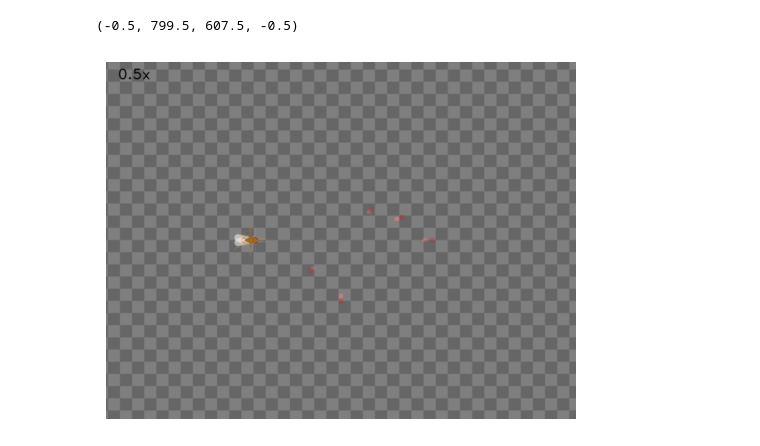
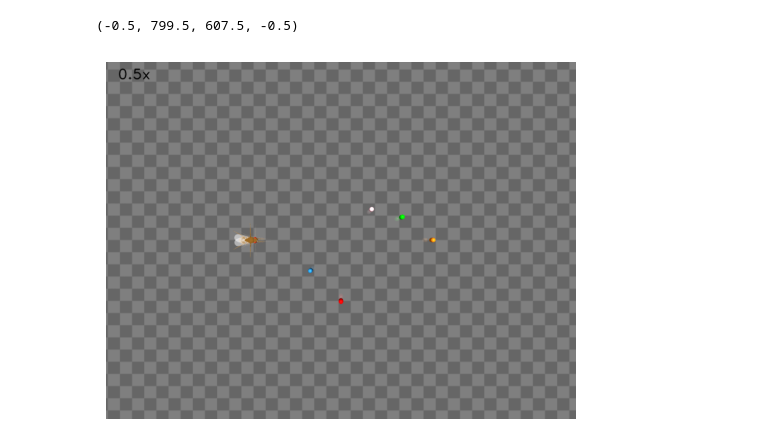
Before and after one commit to NeLy-EPFL/flygym-scratch, a Jupyter notebook: notebooks/learning_memory/curiosity_driven_simulation.ipynb, the cells around one changed output. Cells and saved outputs as stored; diff of their text form; code cells hidden in the pictures.

```diff
--- a/notebooks/learning_memory/curiosity_driven_simulation.ipynb
+++ b/notebooks/learning_memory/curiosity_driven_simulation.ipynb
@@ -6,7 +6,6 @@ import os
 from pathlib import Path
 from tqdm import trange
 from flygym.mujoco import Parameters
-from gymnasium.utils.env_checker import check_env
 from flygym.mujoco.examples.turning_controller import HybridTurningNMF
 from flygym.mujoco.arena import OdorArena
 
@@ -23,8 +22,8 @@ peak_intensity = np.array([[1, 0], [2, 0], [3, 0], [4, 0], [5, 0]])
 
 # Marker colors: array of shape (num_odor_sources, 4) - RGBA values for each marker,
 # normalized to [0, 1]
-# marker_colors = [[255, 127, 14], [31, 119, 180], [31, 119, 180]]
-# marker_colors = np.array([[*np.array(color) / 255, 1] for color in marker_colors])
+marker_colors = [[255, 127, 14], [31, 119, 180], [255, 192, 203], [255, 0, 0], [0, 255, 0]]
+marker_colors = np.array([[*np.array(color) / 255, 1] for color in marker_colors])
 
 odor_dimesions = len(peak_intensity[0])
 
@@ -40,46 +39,43 @@ arena = OdorArena(
     odor_valence=odor_valence,
     diffuse_func=lambda x: x**-2,
     marker_size=0.3,
+    marker_colors=marker_colors
 )
 # %%
 # Add the NeuroMechFLy
 
 contact_sensor_placements = [
     f"{leg}{segment}"
     for leg in ["LF", "LM", "LH", "RF", "RM", "RH"]
     for segment in ["Tibia", "Tarsus1", "Tarsus2", "Tarsus3", "Tarsus4", "Tarsus5"]
 ]
 sim_params = Parameters(
     timestep=1e-4,
     render_mode="saved",
     render_playspeed=0.5,
     render_window_size=(800, 608),
     enable_olfaction=True,
     enable_adhesion=True,
     draw_adhesion=False,
     render_camera="birdeye_cam",
 )
 sim = HybridTurningNMF(
     sim_params=sim_params,
     arena=arena,
     spawn_pos=(0, 0, 0.2),
     contact_sensor_placements=contact_sensor_placements,
-    simulation_time=10,
-    food_loss_rate=0.00003,
-    food_stocked_init=1.0,
-    mating_state="mated",
-    odor_score_reach_addition=2,
-    odor_score_time_loss=1
-)
+    simulation_time=15)
+    #odor_score_reach_addition=2,
+    #odor_score_time_loss=1
 for i in range(1):
     sim.step(np.zeros(2))
     sim.render()
 fig, ax = plt.subplots(1, 1, figsize=(5, 4), tight_layout=True)
 ax.imshow(sim._frames[-1])
 ax.axis("off")
 # %% [output]
 (-0.5, 799.5, 607.5, -0.5)
-[figure, old version]
+[figure, new version]
 # %%
 decision_interval = 0.01
 run_time = sim.simulation_time
```
Also changed, not shown: parts of 8 cells of this notebook, 16 other files.
